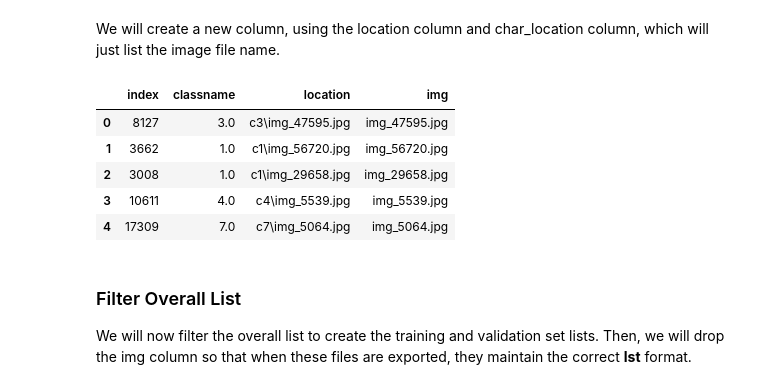
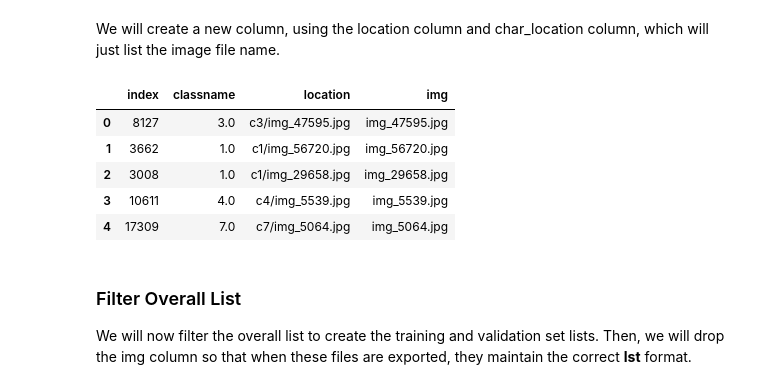
Before and after one commit to DSBA-6190-Final-Project-Team/image_classification_preprocessing, a Jupyter notebook: State_Farm_Distracted_Driver_Process_Flow.ipynb, the cells around one changed output. Drawn from its saved outputs; the diff is of its cells as text; code cells hidden in the pictures.

```diff
--- a/State_Farm_Distracted_Driver_Process_Flow.ipynb
+++ b/State_Farm_Distracted_Driver_Process_Flow.ipynb
@@ -211,0 +214,2 @@ df_overall.head()
+# %%
+df_overall['location'] = df_overall['location'].str.replace('\\','/')
@@ -215,18 +228,18 @@ df_overall.head()
 We will create a new column, using the location column and char_location column, which will just list the image file name.
 # %%
 # Create Dataframe of split image location
-location_split = df_overall.location.str.split('\\', expand=True)
+location_split = df_overall.location.str.split('/', expand=True)
 
 # Add Back Image File Name to original dataframe.
 df_overall['img'] = location_split[1]
 df_overall.head()
 # %% [output]
 |  | index | classname | location | img |
-| 0 | 8127 | 3.0 | c3\img_47595.jpg | img_47595.jpg |
-| 1 | 3662 | 1.0 | c1\img_56720.jpg | img_56720.jpg |
-| 2 | 3008 | 1.0 | c1\img_29658.jpg | img_29658.jpg |
-| 3 | 10611 | 4.0 | c4\img_5539.jpg | img_5539.jpg |
-| 4 | 17309 | 7.0 | c7\img_5064.jpg | img_5064.jpg |
+| 0 | 8127 | 3.0 | c3/img_47595.jpg | img_47595.jpg |
+| 1 | 3662 | 1.0 | c1/img_56720.jpg | img_56720.jpg |
+| 2 | 3008 | 1.0 | c1/img_29658.jpg | img_29658.jpg |
+| 3 | 10611 | 4.0 | c4/img_5539.jpg | img_5539.jpg |
+| 4 | 17309 | 7.0 | c7/img_5064.jpg | img_5064.jpg |
 # %% [markdown]
 ### Filter Overall List
 We will now filter the overall list to create the training and validation set lists. Then, we will drop the img column so that when these files are exported, they maintain the correct **lst** format.
```
Also changed, not shown: parts of 14 cells of this notebook, 4 other files.
